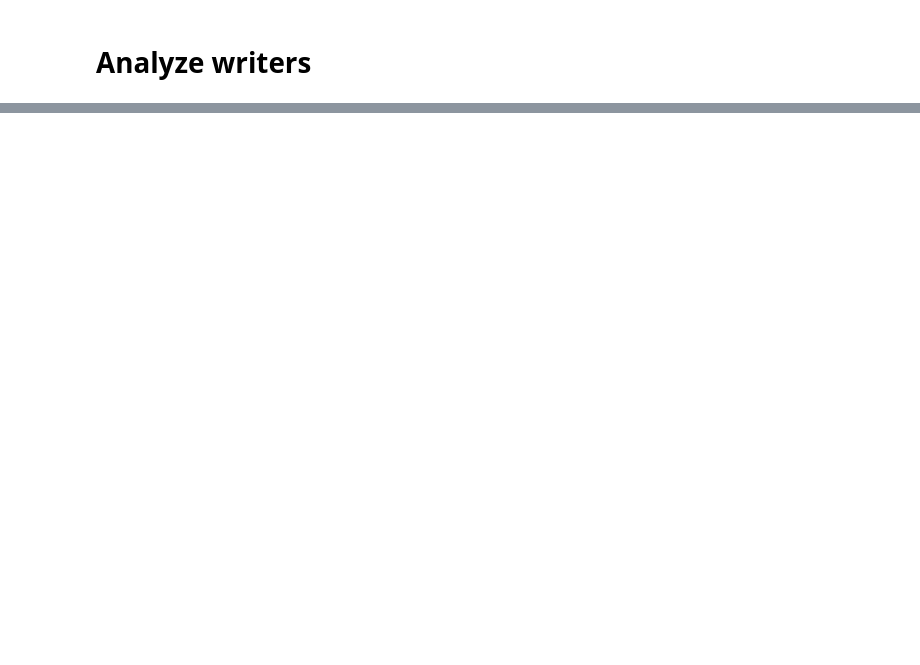
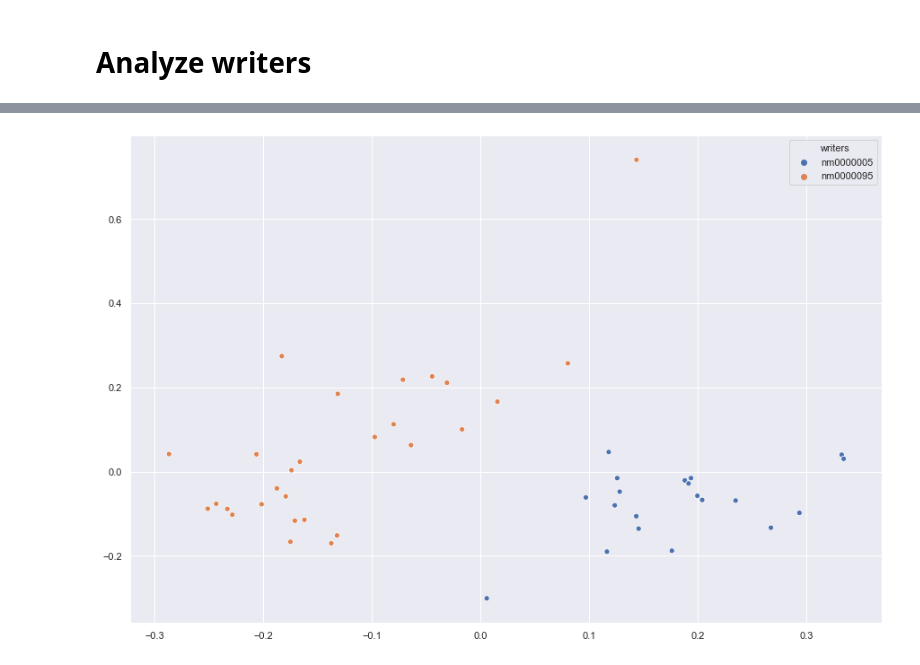
Before and after one commit to LennartKeller/SubtitleClustering, a Jupyter notebook: data_exploration/Writers.ipynb, the cells around one changed output, grey strips where cells are left out. Drawn from its saved outputs; the diff is of its cells as text; code cells hidden in the pictures; blank space fills up the shorter version.

```diff
--- a/data_exploration/Writers.ipynb
+++ b/data_exploration/Writers.ipynb
@@ -62,3 +64,6 @@ df.shape
 # Analyze writers
 # %%
 writers = df.writers.str.split(',')
+# %%
+df['single_writer'] = df['writers'].apply(lambda x: True if len(x.split(',')) == 1 else False)
+df['n_writers'] = df['writers'].apply(lambda x: len(x.split(',')))
@@ -106,0 +179,44 @@ sample.shape
+# %%
+from sklearn.decomposition import PCA
+from sklearn.manifold import Isomap
+from sklearn.feature_extraction.text import TfidfVectorizer
+from stop_words import get_stop_words
+from sklearn.pipeline import make_pipeline, make_union
+
+from joblib import Memory
+location = './cachedir'
+memory = Memory(location, verbose=0)
+
+pos_pipe = make_pipeline(
+    POSTransformer(
+        verbose=True),
+    TfidfVectorizer(
+        ngram_range=(1,2)),
+    memory=memory
+)
+
+token_tdidf = make_pipeline(
+    TfidfVectorizer(
+        ngram_range=(1,2),
+        stop_words=get_stop_words('de'),
+        max_features=10000)
+)
+
+union = make_union(
+    #pos_pipe,
+    token_tdidf,
+
+)
+
+X = union.fit_transform(sample.text)
+
+pca = PCA(n_components=2)
+
+Xr = pca.fit_transform(X.todense())
+# %%
+import seaborn as sns
+sns.set(rc={'figure.figsize':(15, 10)})
+plt.figure
+p = sns.scatterplot(x=Xr[:, 0], y=Xr[:, 1], data=sample, hue='writers')
+# %% [output]
+[figure, added]
```
Also changed, not shown: parts of 31 cells of this notebook, 1 other file.
